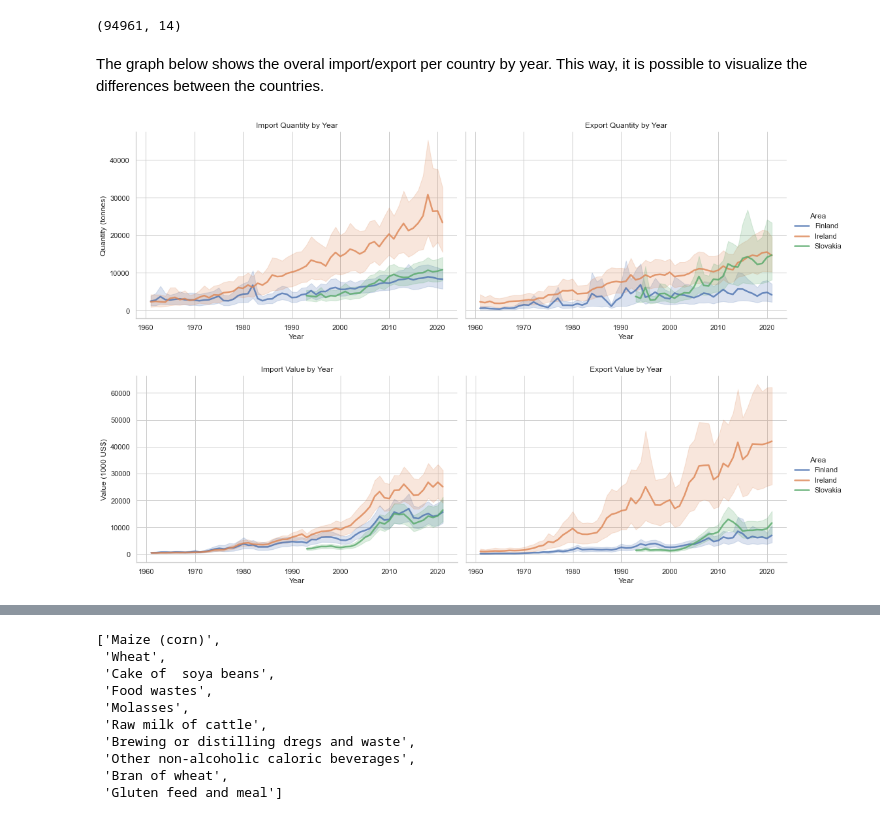
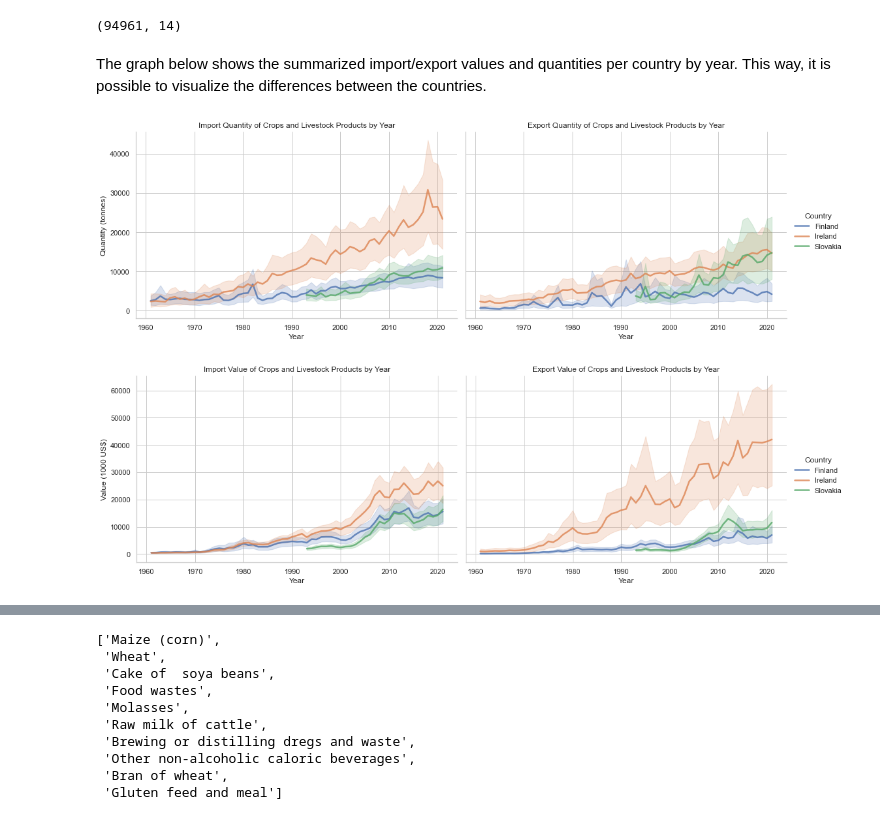
Before and after one commit to CCT-MastersDA/cct-ca2, a Jupyter notebook: jupyter/Statistics.ipynb, the cells around one changed output, grey strips where cells are left out. Saved outputs shown, nothing was run; the diff lists cells and outputs as text; code cells hidden in the pictures.

```diff
--- a/jupyter/Statistics.ipynb
+++ b/jupyter/Statistics.ipynb
@@ -351,26 +393,33 @@ im_ex_qtt_data.shape
 # %% [output]
 (94961, 14)
 # %% [markdown]
-The graph below shows the overal import/export per country by year. This way, it is possible to visualize the differences between the countries.
+The graph below shows the summarized import/export values and quantities per country by year. This way, it is possible to visualize the differences between the countries.
 # %%
+# adding the datasets into a list to facilitate graph generation
 datasets = [im_ex_qtt_data, im_ex_val_data]
+
+# y labels to be displayed
 y_labels = ['Quantity (tonnes)', 'Value (1000 US$)']
+
+# counter to access the arrays
 idx = 0
+
+# create the graph for each dataset (quantity and value)
 for data in datasets:
-    # create grid to display the import and export data
+    # create the grid to display the import and export data
     im_exp_grid = sns.FacetGrid(data, col='Element', hue='Area', height=5, aspect=1.5)
 
     # map the above form facetgrid with some attributes
-    im_exp_grid.map(sns.lineplot, "Year", "Value", alpha = .8, linewidth=2.5)
+    im_exp_grid.map(sns.lineplot, "Year", "Value", alpha=.8, linewidth=2.5)
 
     # adding legend
-    im_exp_grid.add_legend()
+    im_exp_grid.add_legend(title='Country')
 
     # setting labels and titles
     im_exp_grid.set_xlabels('Year')
     im_exp_grid.set_ylabels(y_labels[idx])
-    im_exp_grid.set_titles('{col_name} by Year')
+    im_exp_grid.set_titles('{col_name} of Crops and Livestock Products by Year')
     idx+=1
 # %% [output]
-[figure, old version]
+[figure, new version]
-[figure, old version]
+[figure, new version]
```
Also changed, not shown: parts of 71 cells of this notebook.
